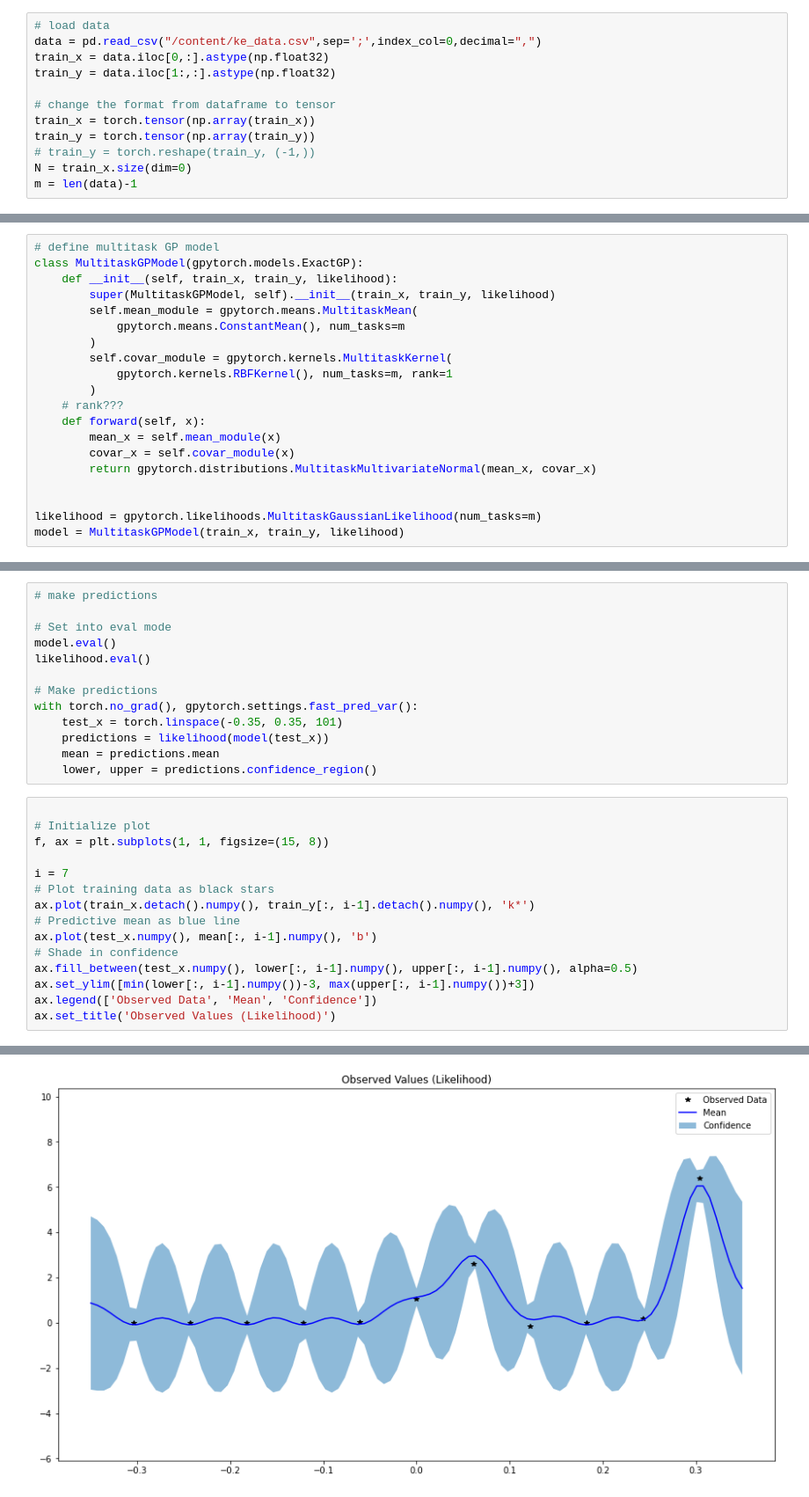
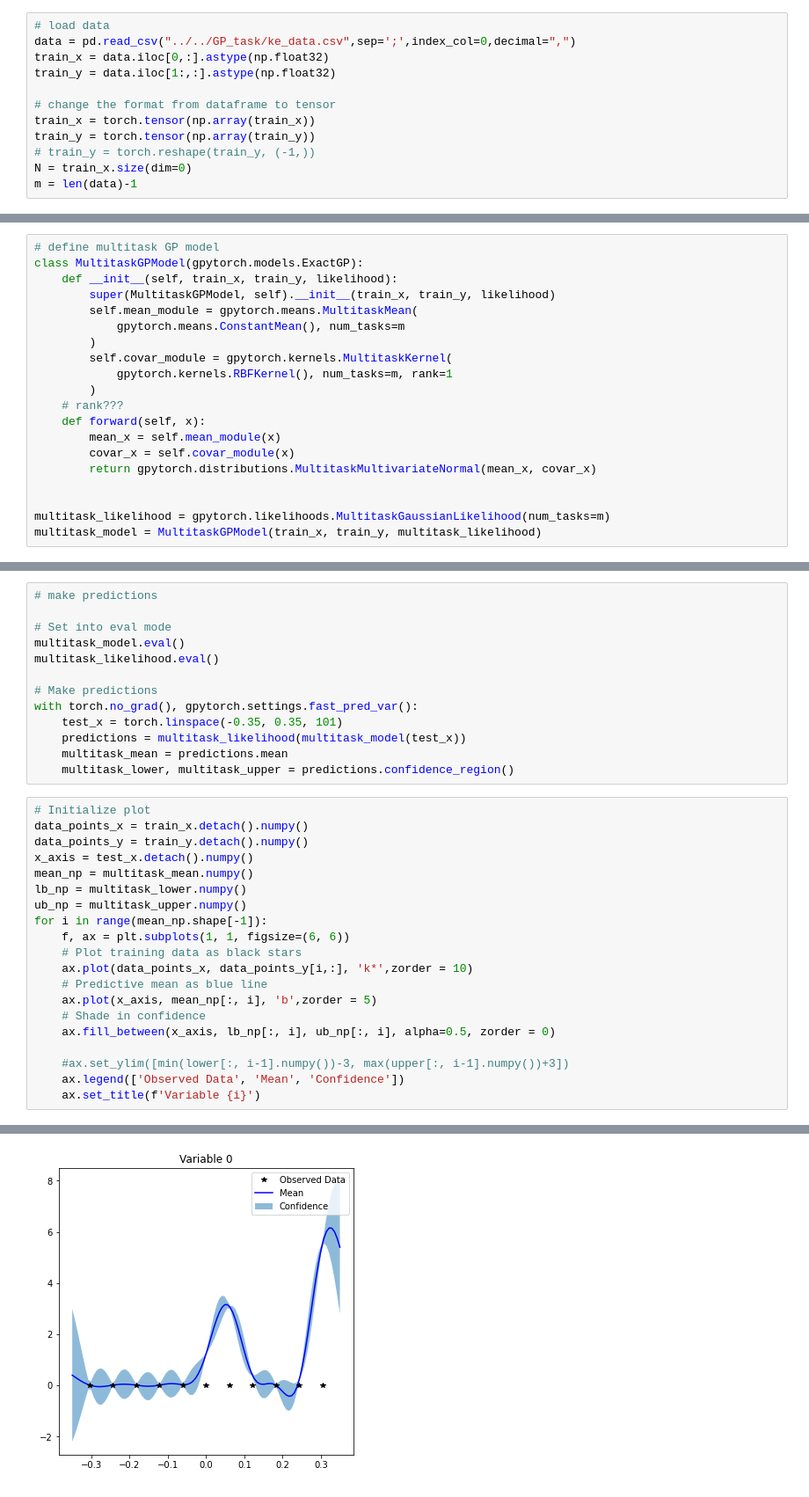
Before and after one commit to kzhangaz/GaussianRegression, a Jupyter notebook: MultitaskGP.ipynb, the cells around one changed output, grey strips where cells are left out. Shown at 88% size. Drawn from its saved outputs; the diff is of its cells as text.

```diff
--- a/MultitaskGP.ipynb
+++ b/MultitaskGP.ipynb
@@ -22,6 +29,6 @@ The autoreload extension is already loaded. To reload it, use:
 # %%
 # load data
-data = pd.read_csv("/content/ke_data.csv",sep=';',index_col=0,decimal=",")
+data = pd.read_csv("../../GP_task/ke_data.csv",sep=';',index_col=0,decimal=",")
 train_x = data.iloc[0,:].astype(np.float32)
 train_y = data.iloc[1:,:].astype(np.float32)
 
@@ -49,5 +83,5 @@ class MultitaskGPModel(gpytorch.models.ExactGP):
         return gpytorch.distributions.MultitaskMultivariateNormal(mean_x, covar_x)
 
 
-likelihood = gpytorch.likelihoods.MultitaskGaussianLikelihood(num_tasks=m)
-model = MultitaskGPModel(train_x, train_y, likelihood)
+multitask_likelihood = gpytorch.likelihoods.MultitaskGaussianLikelihood(num_tasks=m)
+multitask_model = MultitaskGPModel(train_x, train_y, multitask_likelihood)
@@ -94,28 +222,33 @@ Iter 100/100 - Loss: 0.497
 # make predictions
 
 # Set into eval mode
-model.eval()
-likelihood.eval()
+multitask_model.eval()
+multitask_likelihood.eval()
 
 # Make predictions
 with torch.no_grad(), gpytorch.settings.fast_pred_var():
     test_x = torch.linspace(-0.35, 0.35, 101)
-    predictions = likelihood(model(test_x))
-    mean = predictions.mean
-    lower, upper = predictions.confidence_region()
+    predictions = multitask_likelihood(multitask_model(test_x))
+    multitask_mean = predictions.mean
+    multitask_lower, multitask_upper = predictions.confidence_region()
 # %%
+# Initialize plot
+data_points_x = train_x.detach().numpy()
+data_points_y = train_y.detach().numpy()
+x_axis = test_x.detach().numpy()
+mean_np = multitask_mean.numpy()
+lb_np = multitask_lower.numpy()
+ub_np = multitask_upper.numpy()
+for i in range(mean_np.shape[-1]):
+    f, ax = plt.subplots(1, 1, figsize=(6, 6))
+    # Plot training data as black stars
+    ax.plot(data_points_x, data_points_y[i,:], 'k*',zorder = 10)
+    # Predictive mean as blue line
+    ax.plot(x_axis, mean_np[:, i], 'b',zorder = 5)
+    # Shade in confidence
+    ax.fill_between(x_axis, lb_np[:, i], ub_np[:, i], alpha=0.5, zorder = 0)
 
-# Initialize plot
-f, ax = plt.subplots(1, 1, figsize=(15, 8))
-
-i = 7
-# Plot training data as black stars
-ax.plot(train_x.detach().numpy(), train_y[:, i-1].detach().numpy(), 'k*')
-# Predictive mean as blue line
-ax.plot(test_x.numpy(), mean[:, i-1].numpy(), 'b')
-# Shade in confidence
-ax.fill_between(test_x.numpy(), lower[:, i-1].numpy(), upper[:, i-1].numpy(), alpha=0.5)
-ax.set_ylim([min(lower[:, i-1].numpy())-3, max(upper[:, i-1].numpy())+3])
-ax.legend(['Observed Data', 'Mean', 'Confidence'])
-ax.set_title('Observed Values (Likelihood)')
+    #ax.set_ylim([min(lower[:, i-1].numpy())-3, max(upper[:, i-1].numpy())+3])
+    ax.legend(['Observed Data', 'Mean', 'Confidence'])
+    ax.set_title(f'Variable {i}')
 # %% [output]
@@ -123 +255 @@ Text(0.5, 1.0, 'Observed Values (Likelihood)')
-[figure, old version]
+[figure, new version]
```
Also changed, not shown: parts of 22 cells of this notebook.
